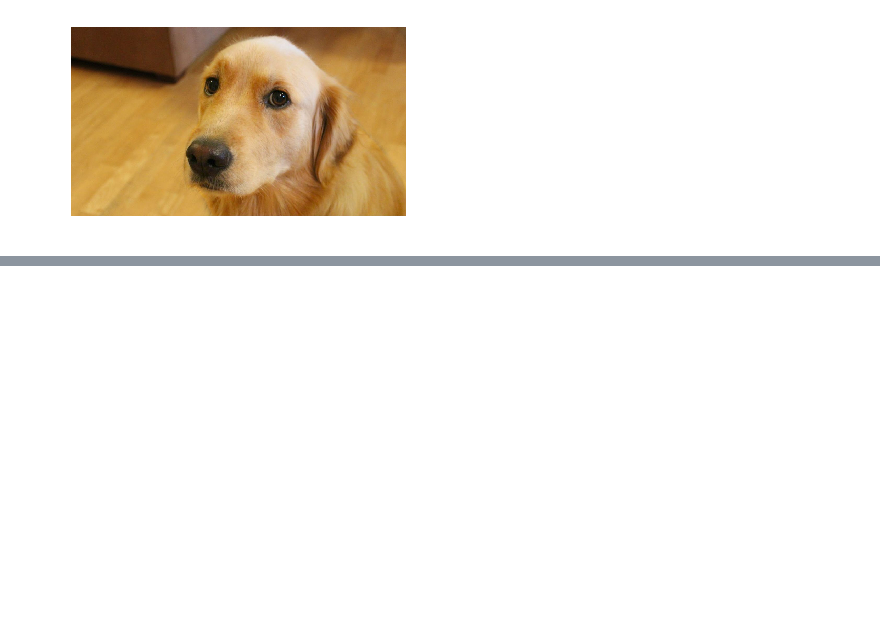
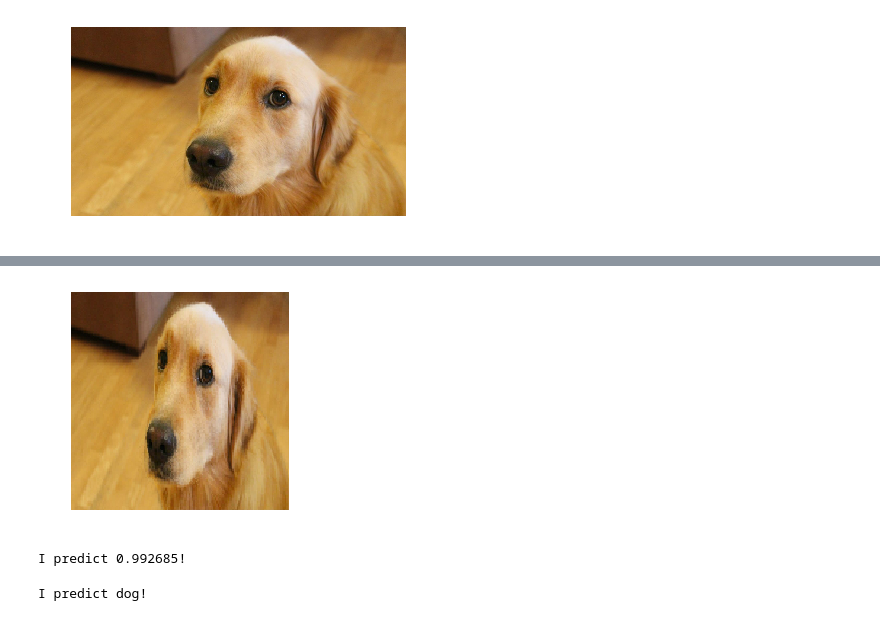
Before and after one commit to stevenstetzler/kahs-nn, a Jupyter notebook: cats_or_dogs/cat_or_dog.ipynb, the cells around one changed output, grey strips where cells are left out. Cells and saved outputs as stored; diff of their text form; code cells hidden in the pictures; blank space fills up the shorter version.

```diff
--- a/cats_or_dogs/cat_or_dog.ipynb
+++ b/cats_or_dogs/cat_or_dog.ipynb
@@ -8,12 +10,13 @@ from matplotlib import pyplot as plt
-# %%
-def show_image(image):
-    plt.imshow(test_image)
-    plt.axis('off')
-    plt.show()
 # %%
 model = load_model("cnn_image_classifier.h5")
 # %%
-test_image = imread("https://i.ytimg.com/vi/SfLV8hD7zX4/maxresdefault.jpg")
+URL = "https://i.ytimg.com/vi/SfLV8hD7zX4/maxresdefault.jpg"
+test_image = imread(URL)
+# %%
+def show_image(image):
+    plt.imshow(image)
+    plt.axis('off')
+    plt.show()
 # %%
 show_image(test_image)
 # %% [output]
@@ -23,0 +24,8 @@ ValueError: Error when checking : expected input_1 to have 4 dimensions, but got
+# %%
+def fix_image(image):
+    return resize(image, (150, 150, 3), mode='constant')
+# %%
+image_in = fix_image(test_image)
+show_image(image_in)
+# %% [output]
+[figure, added]
@@ -23,0 +38,5 @@ ValueError: Error when checking : expected input_1 to have 4 dimensions, but got
+# %%
+prediction = get_prediction(image_in)
+print("I predict " + str(prediction) + "!")
+# %% [output]
+I predict 0.992685!
@@ -23,0 +52,4 @@ ValueError: Error when checking : expected input_1 to have 4 dimensions, but got
+# %%
+print("I predict " + cat_or_dog(image_in) + "!")
+# %% [output]
+I predict dog!
```
Also changed, not shown: parts of 4 cells of this notebook.
